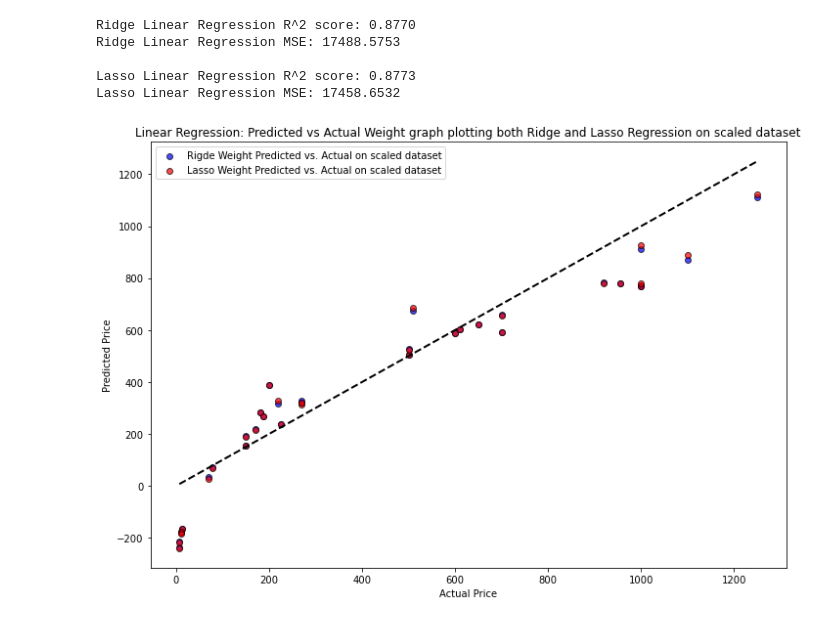
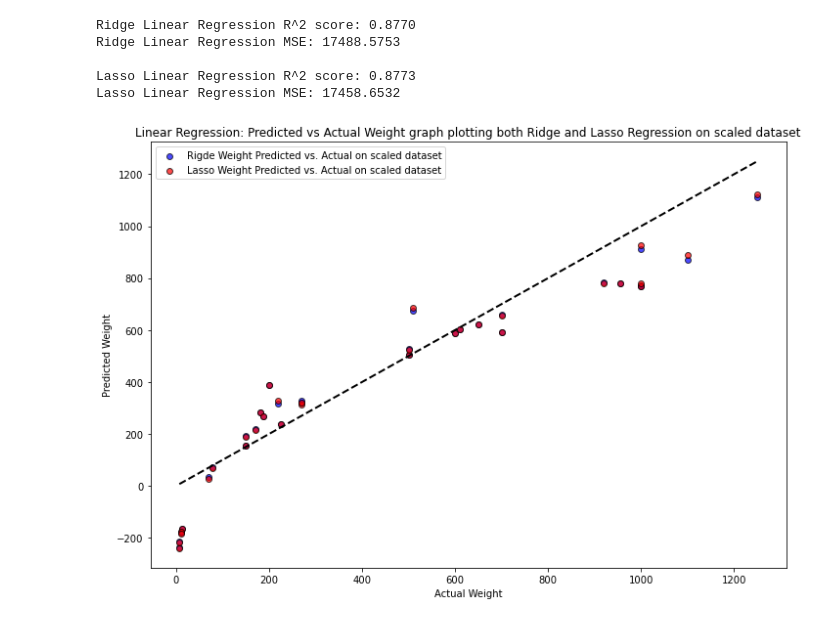
Before and after one commit to buddhathapa12/machine-learning, a Jupyter notebook: linearRegression_Assignment1/E923Q669_CS770_Asignment1_Q2.ipynb, the cells around one changed output. Cells and saved outputs as stored; diff of their text form; code cells hidden in the pictures.

```diff
--- a/linearRegression_Assignment1/E923Q669_CS770_Asignment1_Q2.ipynb
+++ b/linearRegression_Assignment1/E923Q669_CS770_Asignment1_Q2.ipynb
@@ -627,14 +627,14 @@ Lasso Linear Regression MSE: 17458.6532
 # %%
 fig, axs = plt.subplots(figsize=(10, 7))
 plt.scatter(y_test, y_test_predicted_ridge_scaled, color='blue', edgecolor='k', alpha=0.7, label='Rigde Weight Predicted vs. Actual on scaled dataset')
 plt.scatter(y_test, y_test_predicted_lasso_scaled, color='red', edgecolor='k', alpha=0.7, label='Lasso Weight Predicted vs. Actual on scaled dataset')
 plt.plot([y_test.min(), y_test.max()], [y_test.min(), y_test.max()], 'k--', lw=2)
-plt.xlabel('Actual Price')
-plt.ylabel('Predicted Price')
+plt.xlabel('Actual Weight')
+plt.ylabel('Predicted Weight')
 plt.title(f'Linear Regression: Predicted vs Actual Weight graph plotting both Ridge and Lasso Regression on scaled dataset')
 plt.legend()
 plt.tight_layout()
 plt.savefig(f'fish_images/scatter plot between predicted vs actual weights comparing Ridge and Lasso regression model on scaled dataset', dpi=300, bbox_inches='tight')
 plt.show()
 # %% [output]
-[figure, old version]
+[figure, new version]
```
Also changed, not shown: parts of 20 cells of this notebook.
